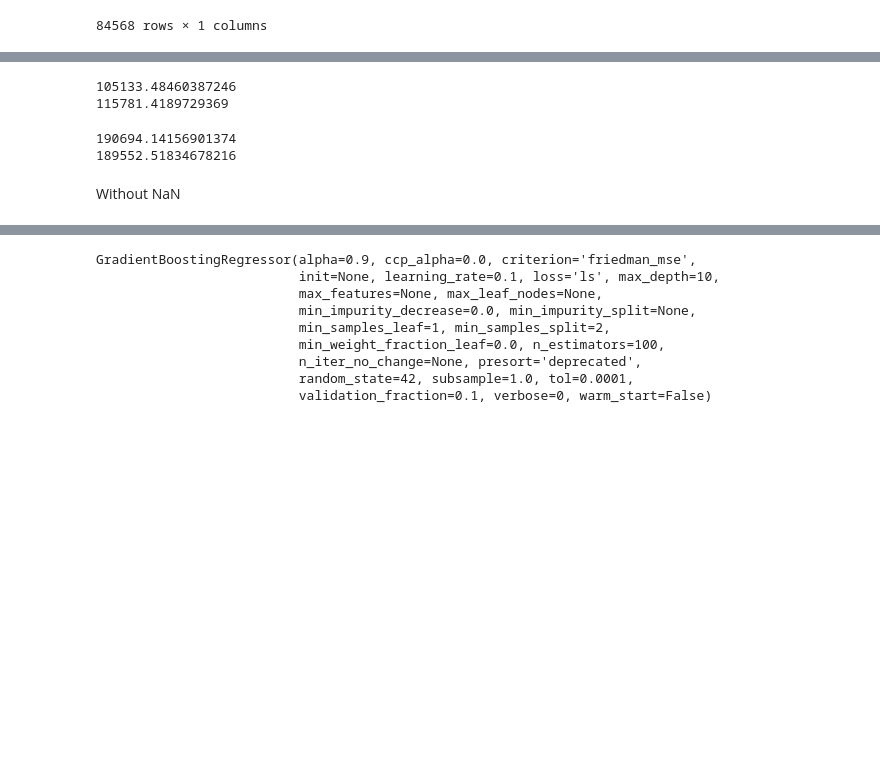
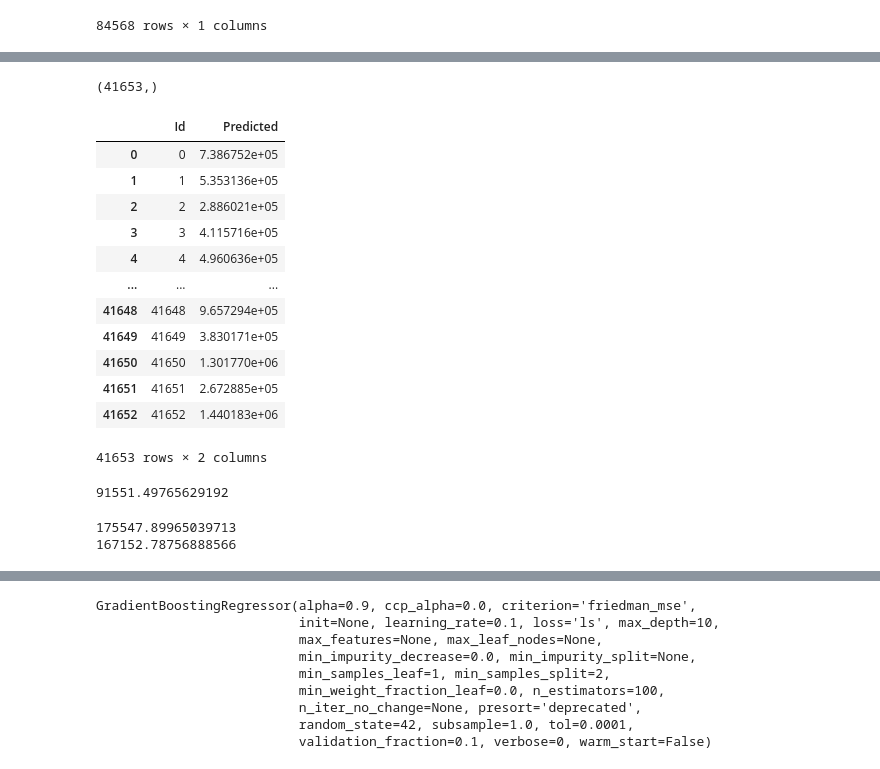
Before and after one commit to AlexisStdp/AlexisStdp.github.io, a Jupyter notebook: Datathon.ipynb, the cells around one changed output, grey strips where cells are left out. Saved outputs shown, nothing was run; the diff lists cells and outputs as text; code cells hidden in the pictures; blank space fills up the shorter version.

```diff
--- a/Datathon.ipynb
+++ b/Datathon.ipynb
@@ -165,0 +293,7 @@ XGBRegressor(base_score=0.5, booster='gbtree', colsample_bylevel=1,
+# %%
+y_stack_big = []
+for model in ensemble:
+  print('-----------------------------------------------------')
+  y_stack_big.append(model.predict(X[:-leave_out]).reshape(64568))
+y_stack_big = np.array(y_stack_big).T
+y_stack_big.shape
@@ -165,0 +309,7 @@ XGBRegressor(base_score=0.5, booster='gbtree', colsample_bylevel=1,
+# %%
+y_stack_test = []
+for model in ensemble:
+  print('-----------------------------------------------------')
+  y_stack_test.append(model.predict(X_).reshape(41653))
+y_stack_test = np.array(y_stack_test).T
+y_stack_test.shape
@@ -166,6 +325,35 @@ XGBRegressor(base_score=0.5, booster='gbtree', colsample_bylevel=1,
+# %%
+y_test_pred = clf.predict(y_stack_test)
+y_test_pred.shape
+# %% [output]
+(41653,)
+# %%
+y_test = pd.DataFrame({'Id':np.arange(41653)})
+y_test['Predicted'] = y_test_pred
+y_test.to_csv("./y_test.csv", index=False)
+# %%
+y_test
+# %% [output]
+|  | Id | Predicted |
+| 0 | 0 | 7.386752e+05 |
+| 1 | 1 | 5.353136e+05 |
+| 2 | 2 | 2.886021e+05 |
+| 3 | 3 | 4.115716e+05 |
+| 4 | 4 | 4.960636e+05 |
+| ... | ... | ... |
+| 41648 | 41648 | 9.657294e+05 |
+| 41649 | 41649 | 3.830171e+05 |
+| 41650 | 41650 | 1.301770e+06 |
+| 41651 | 41651 | 2.672885e+05 |
+| 41652 | 41652 | 1.440183e+06 |
+41653 rows × 2 columns
+# %%
+print(sklearn.metrics.mean_squared_error(clf.predict(y_stack_big), y_train[:-leave_out], squared=False))
+# %% [output]
+91551.49765629192
 # %%
-print(sklearn.metrics.mean_squared_error(xgb_model.predict(X_train_ready[:-leave_out]), y_train[:-leave_out], squared=False))
-print(sklearn.metrics.mean_squared_error(xgb_model.predict(X_train_ready[leave_out:]), y_train[leave_out:], squared=False))
+print(sklearn.metrics.mean_squared_error(clf.predict(y_stack), y_train[-leave_out:-10000], squared=False))
+print(sklearn.metrics.mean_squared_error(clf.predict(y_stack_val), y_train[-10000:], squared=False))
 # %% [output]
-105133.48460387246
-115781.4189729369
+175547.89965039713
+167152.78756888566
@@ -178,8 +359,0 @@ bst = lgb.train(params, lgb_data, 100)
-# %%
-print(sklearn.metrics.mean_squared_error(bst.predict(X_train_maybe[:-leave_out]), y_train[:-leave_out], squared=False))
-print(sklearn.metrics.mean_squared_error(bst.predict(X_train_maybe[leave_out:]), y_train[leave_out:], squared=False))
-# %% [output]
-190694.14156901374
-189552.51834678216
-# %% [markdown]
-Without NaN
```
Also changed, not shown: parts of 111 cells of this notebook.
